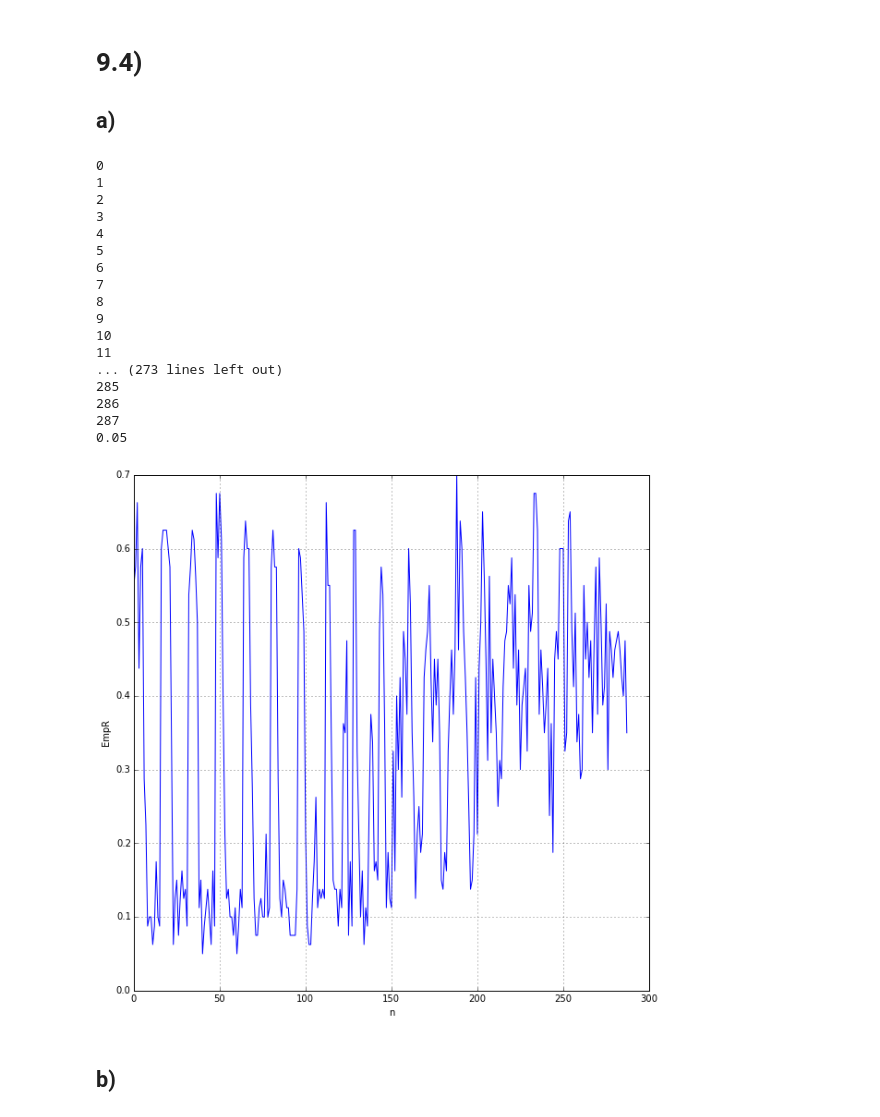
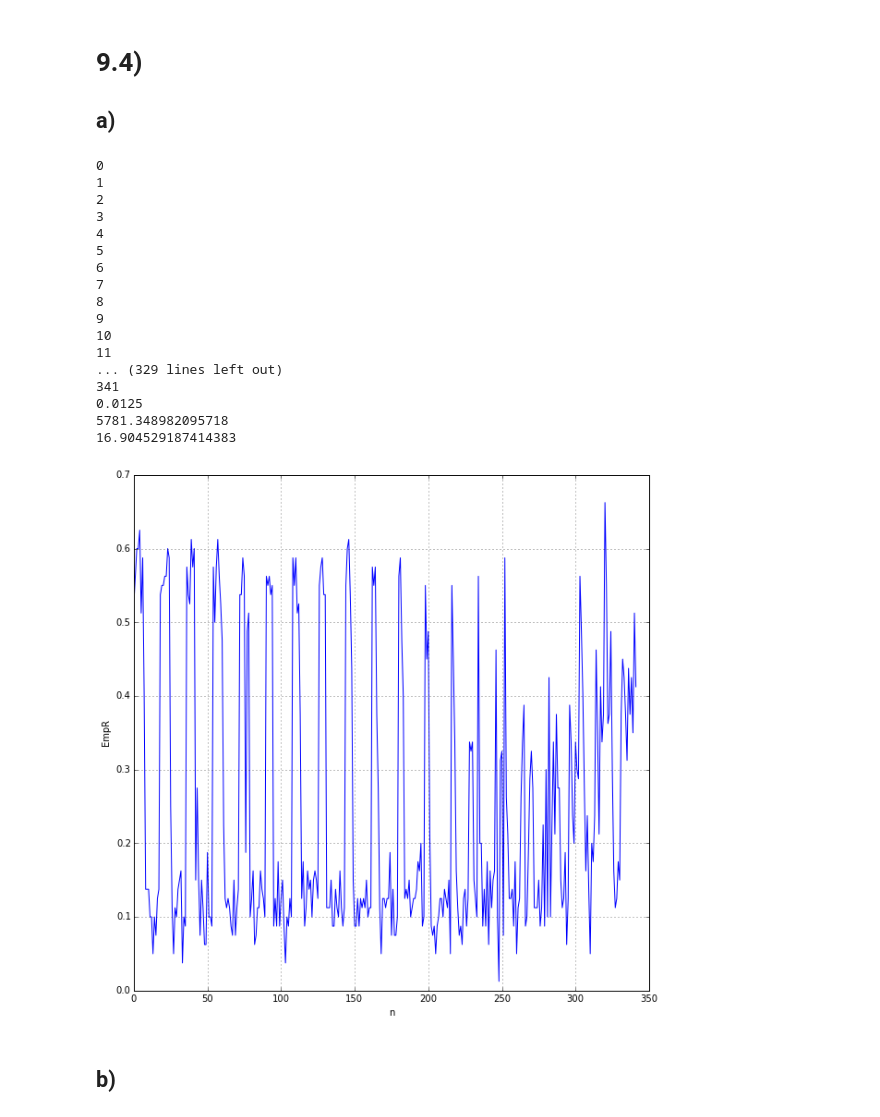
Before and after one commit to hielsnoppe/edu-mi1, a Jupyter notebook: ex9/93_94.ipynb, the cells around one changed output. Cells and saved outputs as stored; diff of their text form; code cells hidden in the pictures.

```diff
--- a/ex9/93_94.ipynb
+++ b/ex9/93_94.ipynb
@@ -45,9 +46,9 @@ plt.grid()
 ## a)
 # %%
 # C-SVC
-clf = SVC(C=1.0, cache_size=200, class_weight=None, coef0=0.0,
+clf = SVC(C=1.0, cache_size=800, class_weight=None, coef0=0.0,
     decision_function_shape=None, degree=3, gamma='auto', kernel='rbf',
-    max_iter=-1, probability=False, random_state=None, shrinking=True,
+    max_iter=10000, probability=False, random_state=None, shrinking=True,
     tol=0.001, verbose=False)
 clf.fit(data_training[:,:2],data_training[:,2])
 # %% [output]
@@ -64,8 +65,8 @@ success = np.matrix([Y_test==data_test[:,2]]).astype(int)
 lossfct = np.array([success==0]).astype(int)
 indneg = np.where(success==0)
 indpos = np.where(success==1)
-negtest = data_test[indneg[1],:2]
-postest = data_test[indpos[1],:2]
+negtest = data_training[indneg[1],:2]
+postest = data_training[indpos[1],:2]
 
 nsamples = 500000
 testgrid = np.vstack((np.random.rand(nsamples)*3-1,np.random.rand(nsamples)*3-1)).T
@@ -77,19 +78,19 @@ posgrid = testgrid[gridval== 1,:]
 plt.figure(figsize=(10,10))
 plt.scatter(neggrid[:,0],neggrid[:,1],color='0.3')
 plt.scatter(posgrid[:,0],posgrid[:,1],color='0.8')
-plt.scatter(postest[:,0],postest[:,1],color='g')
-plt.scatter(negtest[:,0],negtest[:,1],color='r')
+plt.scatter(postest[:,0],postest[:,1],color='g',label='right')
+plt.scatter(negtest[:,0],negtest[:,1],color='r',label='wrong')
+plt.legend(['class -1', 'class +1', 'right classified', 'wrong classified'])
 plt.xlim((-1,2))
 plt.ylim((-1,2))
-plt.title('classification boundaries and test data')
+plt.title('classification boundaries and training data')
 plt.grid()
 
-# 0/1 loss function already applied in success-vector for each test data point
-# empirical risk: (number of wrong classifications)/(overall classifications)
-
-EmpRisk = np.sum(lossfct)/80
+# 0/1 loss function: wrong classified points contribute 1 to the overall error
+# Classification Error: (number of wrong classifications)/(overall classifications)
+ClassificationError = np.sum(lossfct)/80
 
 clf_naive = clf
 
-print(EmpRisk)
+print('Classification Error: ', ClassificationError)
 # %% [output]
@@ -100,9 +101,10 @@ print(EmpRisk)
 ## a)
 # %%
 import sys
+from numba import jit
 ## defining parameter sequences
-Ci = np.power(2*np.ones(18),np.array(range(18))-0.0)
-gammaj = np.power(2*np.ones(16),np.array(range(16))-12.0)
+Ci = np.power(2*np.ones(19),np.array(range(19))-5.0)
+gammaj = np.power(2*np.ones(18),np.array(range(18))-13.0)
 
 ## prepare test/ training data
 v = len(Ci)*len(gammaj)
@@ -115,14 +117,16 @@ results = np.zeros((v,3)) # store EmpRisk for each combination of C and gamma
 
 ## functions for C-SVM
 
+@jit
 def CSVM_training(X,Y,Ci,gammaj):
-    clf = SVC(C = Ci, cache_size=1000, class_weight=None, coef0=0.0,
+    clf = SVC(C = Ci, cache_size=800, class_weight=None, coef0=0.0,
     decision_function_shape=None, degree=3,gamma = gammaj, kernel='rbf',
-    max_iter=50000, probability=False, random_state=None, shrinking=True,
-    tol=0.005, verbose=False)
+    max_iter=10000, probability=False, random_state=None, shrinking=True,
+    tol=0.001, verbose=False)
     clf.fit(X,Y)
     return clf
 
+@jit
 def CSVM_test(X,Y,clf):
     Y_test = clf.predict(X)
     success = np.matrix([Y_test==Y]).astype(int)
@@ -135,6 +139,7 @@ n=0
 EmpRmin = 1
 ind_1 = 0
 ind_2 = 80
+t_start = time.time()
 
 for i in range(len(Ci)):
     for j in range(len(gammaj)):
@@ -144,38 +149,43 @@ for i in range(len(Ci)):
         if EmpR<EmpRmin:
             EmpRmin = EmpR
             clf_opt = clf
         print(n)
         sys.stdout.flush()
         n = n+1
         ind_1 = ind_1+80
         ind_2 = ind_2+80
 
 
 plt.figure(figsize=(10,10))
 plt.plot(results[:,2])
 plt.grid()
 plt.xlabel('n')
 plt.ylabel('EmpR')
 
+t_abs = time.time() - t_start
+t_iteration = t_abs/v
+
 print(EmpRmin)
+print(t_abs)
+print(t_iteration)
 # %% [output]
 0
 1
 2
 3
 4
 5
 6
 7
 8
 9
 10
 11
-... (273 lines left out)
-285
-286
-287
-0.05
+... (329 lines left out)
+341
+0.0125
+5781.348982095718
+16.904529187414383
-[figure, old version]
+[figure, new version]
 # %% [markdown]
 ## b)
```
Also changed, not shown: parts of 9 cells of this notebook.
